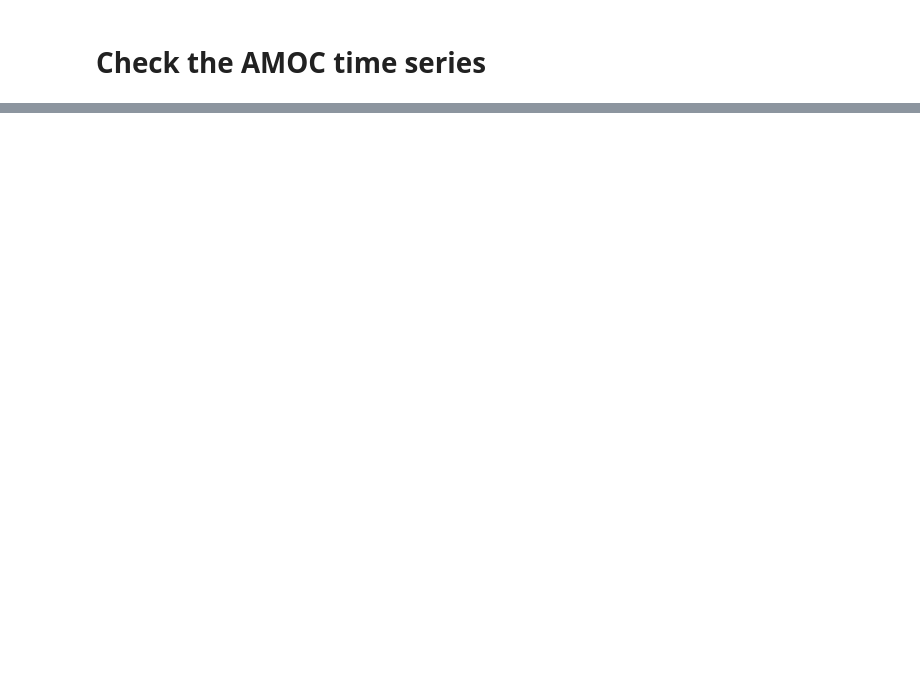
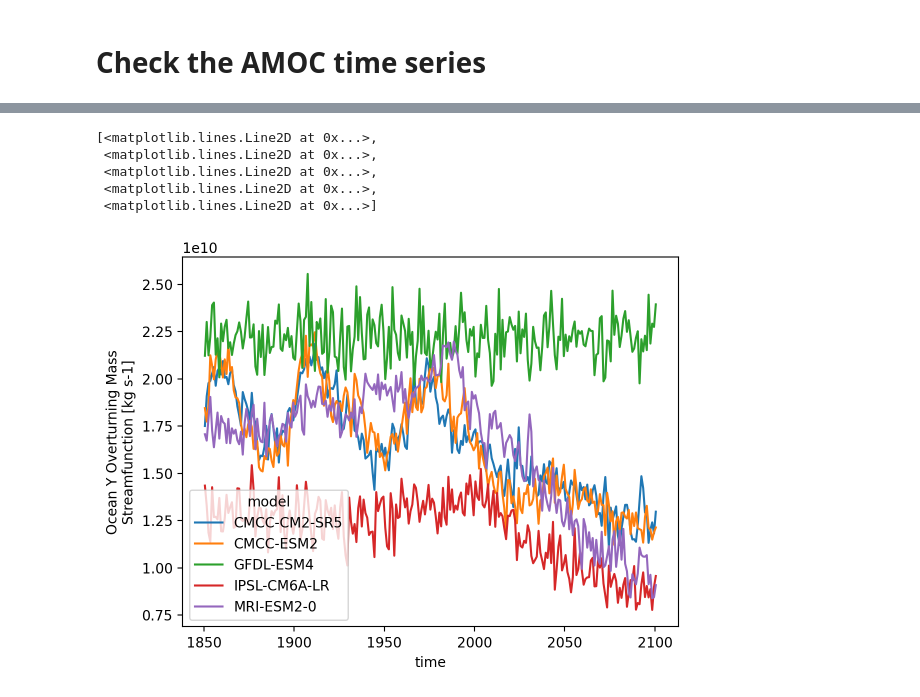
Before and after one commit to dlebars/CMIP_SeaLevel, a Jupyter notebook: notebooks/CheckAMOC.ipynb, the cells around one changed output, grey strips where cells are left out. Cells and saved outputs as stored; diff of their text form; code cells hidden in the pictures; blank space fills up the shorter version.

```diff
--- a/notebooks/CheckAMOC.ipynb
+++ b/notebooks/CheckAMOC.ipynb
@@ -11,0 +23,8 @@ lats = 35 # Choose 26 or 35ºN
+# %%
+hist_ds = xr.open_mfdataset(f'../outputs/cmip6_amoc/cmip6_msftyz_26N_historical_*.nc')
+sce_ds = xr.open_mfdataset(f'../outputs/cmip6_amoc/cmip6_msftyz_26N_ssp245_*.nc')
+
+model_intersection = list(set(hist_ds.model.values) &
+                              set(sce_ds.model.values))
+model_intersection.sort()
+amoc_y_ds = xr.concat([hist_ds,sce_ds],'time', join='outer').sel(model=model_intersection)
@@ -11,0 +35,9 @@ lats = 35 # Choose 26 or 35ºN
+# %%
+amoc_y_ds.msftyz.plot.line(x='time')
+# %% [output]
+[<matplotlib.lines.Line2D at 0x...>,
+ <matplotlib.lines.Line2D at 0x...>,
+ <matplotlib.lines.Line2D at 0x...>,
+ <matplotlib.lines.Line2D at 0x...>,
+ <matplotlib.lines.Line2D at 0x...>]
+[figure, added]
```
Also changed, not shown: parts of 15 cells of this notebook, 20 other files.
